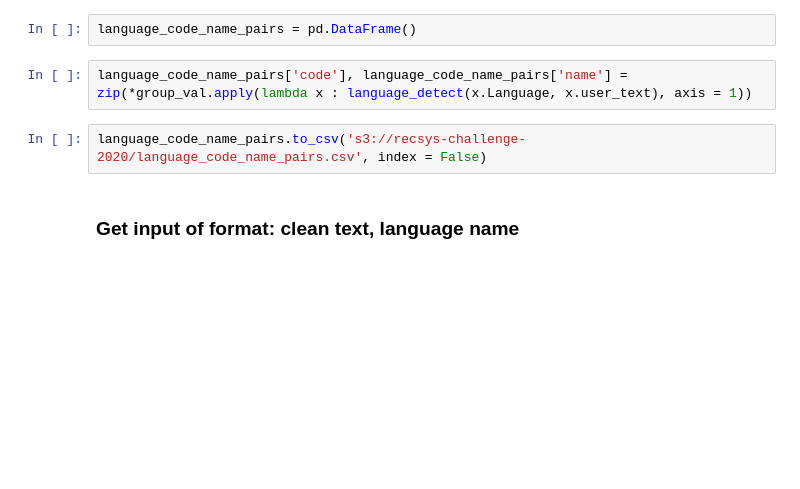
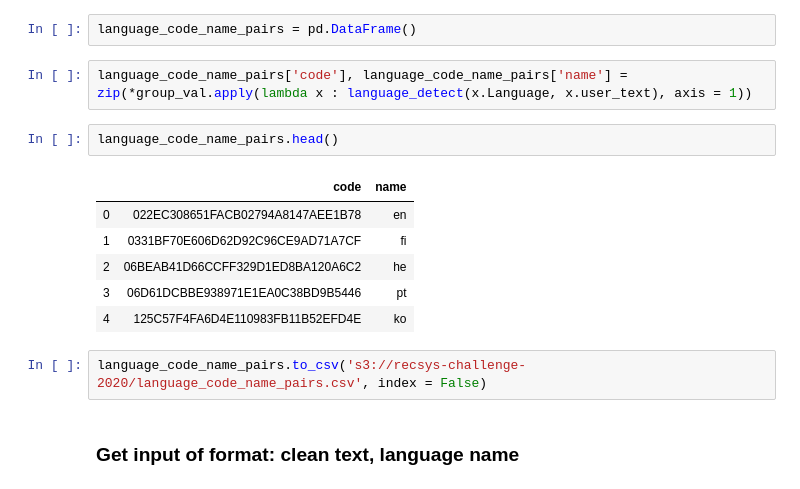
Before and after one commit to sumitsidana/recsys_challenge_2020, a Jupyter notebook: TextandLanguage.ipynb, the cells around one changed output. Drawn from its saved outputs; the diff is of its cells as text; blank space fills up the shorter version.

Commit message:
text and language

```diff
--- a/TextandLanguage.ipynb
+++ b/TextandLanguage.ipynb
@@ -190,6 +190,15 @@ group_val = val_lda_input.groupby('Language').first().reset_index()
 language_code_name_pairs = pd.DataFrame()
 # %%
 language_code_name_pairs['code'], language_code_name_pairs['name'] = zip(*group_val.apply(lambda x : language_detect(x.Language, x.user_text), axis = 1))
+# %%
+language_code_name_pairs.head()
+# %% [output]
+|  | code | name |
+| 0 | 022EC308651FACB02794A8147AEE1B78 | en |
+| 1 | 0331BF70E606D62D92C96CE9AD71A7CF | fi |
+| 2 | 06BEAB41D66CCFF329D1ED8BA120A6C2 | he |
+| 3 | 06D61DCBBE938971E1EA0C38BD9B5446 | pt |
+| 4 | 125C57F4FA6D4E110983FB11B52EFD4E | ko |
 # %%
 language_code_name_pairs.to_csv('s3://recsys-challenge-2020/language_code_name_pairs.csv', index = False)
 # %% [markdown]
```
Also changed, not shown: parts of 4 cells of this notebook.
